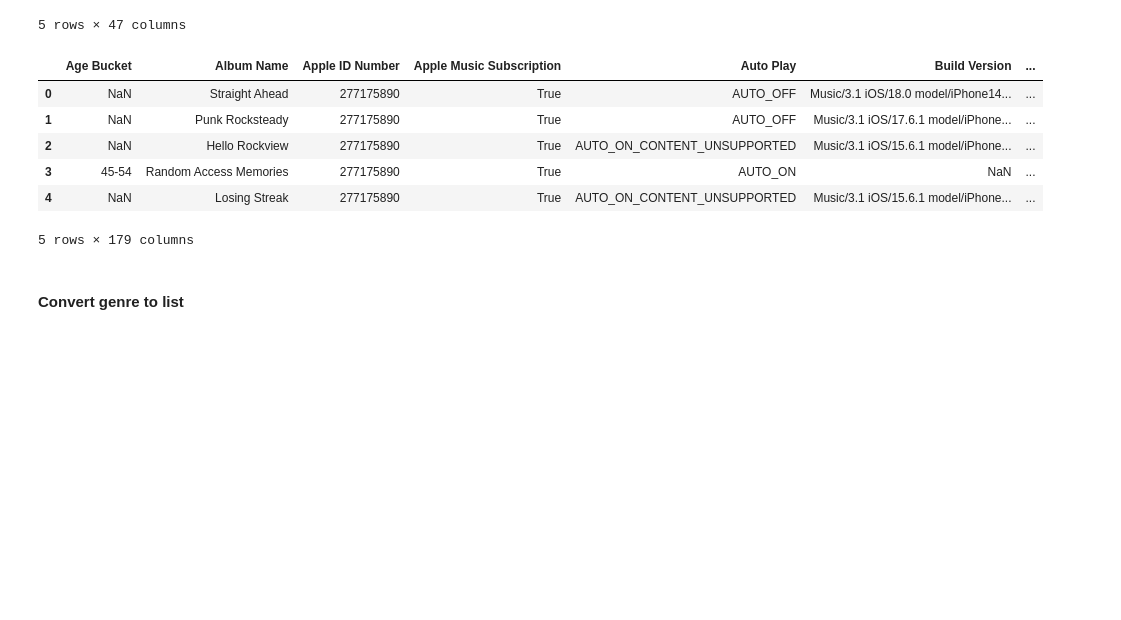
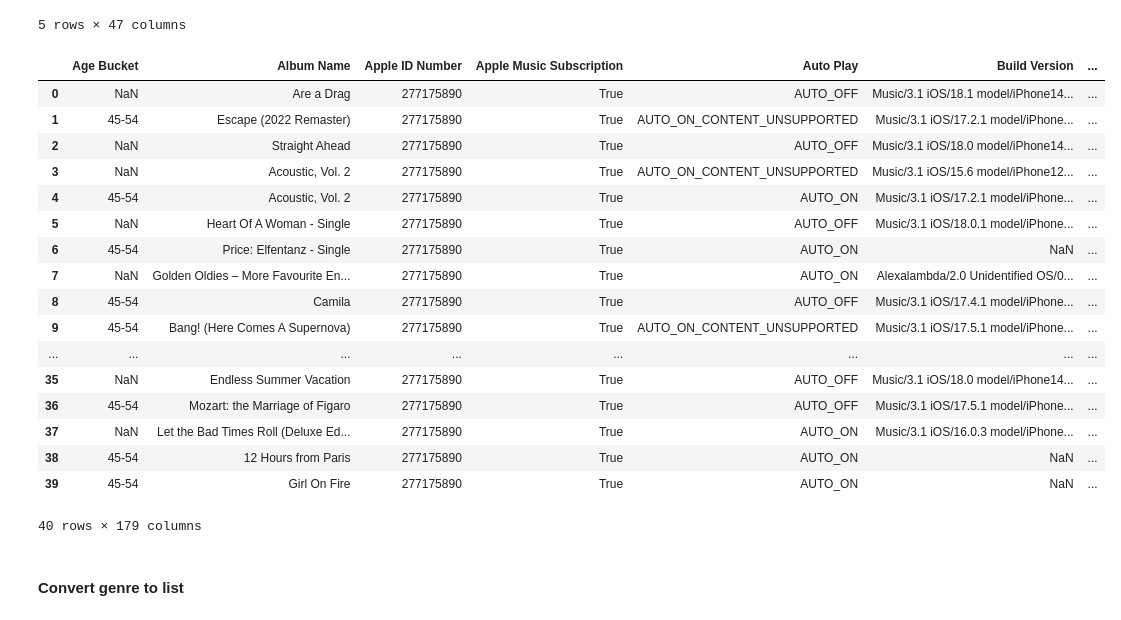
Before and after one commit to ftaylor101/spotify, a Jupyter notebook: apple_vis.ipynb, the cells around one changed output. Drawn from its saved outputs; the diff is of its cells as text; code cells hidden in the pictures; blank space fills up the shorter version.

```diff
--- a/apple_vis.ipynb
+++ b/apple_vis.ipynb
@@ -152,16 +152,28 @@ library_tracks.head()
 5 rows × 47 columns
 # %%
 # merge play activity df and library tracks directly
-new_merged_df = df.merge(library_tracks, on=['Song Name', 'Album Name'], how="inner")
+# new_merged_df = df.merge(library_tracks, left_on=['Song Name', 'Album Name'], right_on=['Song Name', 'Album Name'])
+new_merged_df = pd.merge(df, library_tracks, on=['Song Name', 'Album Name'], how='left')
 # %%
-new_merged_df.head()
+new_merged_df.head(40)
 # %% [output]
 |  | Age Bucket | Album Name | Apple ID Number | Apple Music Subscription | Auto Play | Build Version | ... |
-| 0 | NaN | Straight Ahead | 277175890 | True | AUTO_OFF | Music/3.1 iOS/18.0 model/iPhone14... | ... |
-| 1 | NaN | Punk Rocksteady | 277175890 | True | AUTO_OFF | Music/3.1 iOS/17.6.1 model/iPhone... | ... |
-| 2 | NaN | Hello Rockview | 277175890 | True | AUTO_ON_CONTENT_UNSUPPORTED | Music/3.1 iOS/15.6.1 model/iPhone... | ... |
-| 3 | 45-54 | Random Access Memories | 277175890 | True | AUTO_ON | NaN | ... |
-| 4 | NaN | Losing Streak | 277175890 | True | AUTO_ON_CONTENT_UNSUPPORTED | Music/3.1 iOS/15.6.1 model/iPhone... | ... |
+| 0 | NaN | Are a Drag | 277175890 | True | AUTO_OFF | Music/3.1 iOS/18.1 model/iPhone14... | ... |
+| 1 | 45-54 | Escape (2022 Remaster) | 277175890 | True | AUTO_ON_CONTENT_UNSUPPORTED | Music/3.1 iOS/17.2.1 model/iPhone... | ... |
+| 2 | NaN | Straight Ahead | 277175890 | True | AUTO_OFF | Music/3.1 iOS/18.0 model/iPhone14... | ... |
+| 3 | NaN | Acoustic, Vol. 2 | 277175890 | True | AUTO_ON_CONTENT_UNSUPPORTED | Music/3.1 iOS/15.6 model/iPhone12... | ... |
+| 4 | 45-54 | Acoustic, Vol. 2 | 277175890 | True | AUTO_ON | Music/3.1 iOS/17.2.1 model/iPhone... | ... |
+| 5 | NaN | Heart Of A Woman - Single | 277175890 | True | AUTO_OFF | Music/3.1 iOS/18.0.1 model/iPhone... | ... |
+| 6 | 45-54 | Price: Elfentanz - Single | 277175890 | True | AUTO_ON | NaN | ... |
+| 7 | NaN | Golden Oldies – More Favourite En... | 277175890 | True | AUTO_ON | Alexalambda/2.0 Unidentified OS/0... | ... |
+| 8 | 45-54 | Camila | 277175890 | True | AUTO_OFF | Music/3.1 iOS/17.4.1 model/iPhone... | ... |
+| 9 | 45-54 | Bang! (Here Comes A Supernova) | 277175890 | True | AUTO_ON_CONTENT_UNSUPPORTED | Music/3.1 iOS/17.5.1 model/iPhone... | ... |
+| ... | ... | ... | ... | ... | ... | ... | ... |
+| 35 | NaN | Endless Summer Vacation | 277175890 | True | AUTO_OFF | Music/3.1 iOS/18.0 model/iPhone14... | ... |
+| 36 | 45-54 | Mozart: the Marriage of Figaro | 277175890 | True | AUTO_OFF | Music/3.1 iOS/17.5.1 model/iPhone... | ... |
+| 37 | NaN | Let the Bad Times Roll (Deluxe Ed... | 277175890 | True | AUTO_ON | Music/3.1 iOS/16.0.3 model/iPhone... | ... |
+| 38 | 45-54 | 12 Hours from Paris | 277175890 | True | AUTO_ON | NaN | ... |
+| 39 | 45-54 | Girl On Fire | 277175890 | True | AUTO_ON | NaN | ... |
-5 rows × 179 columns
+40 rows × 179 columns
 # %% [markdown]
 #### Convert genre to list
```
Also changed, not shown: parts of 9 cells of this notebook, 2 other files.
